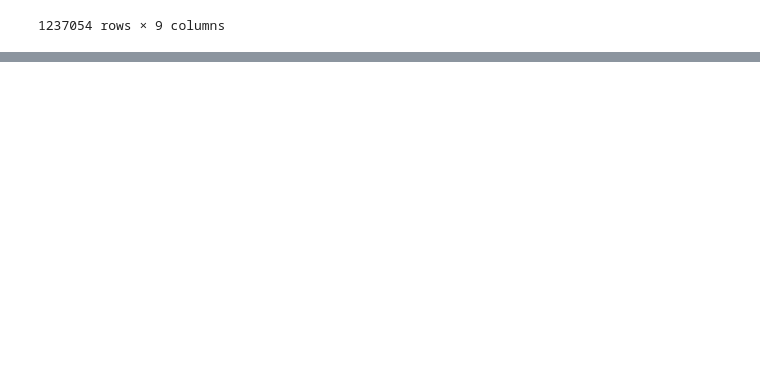
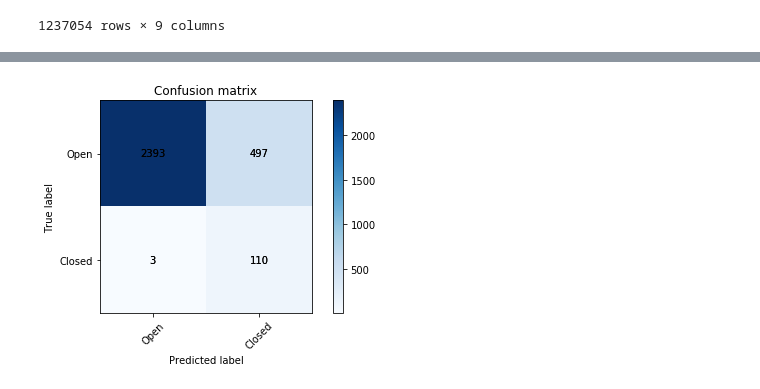
Before and after one commit to jneuman88/Predict-Restaurant-Closure, a Jupyter notebook: Vegas Restaurant Predictor.ipynb, the cells around one changed output, grey strips where cells are left out. Cells and saved outputs as stored; diff of their text form; code cells hidden in the pictures; blank space fills up the shorter version.

```diff
--- a/Vegas Restaurant Predictor.ipynb
+++ b/Vegas Restaurant Predictor.ipynb
@@ -501,16 +647,22 @@ X_train_val#, y_pred_val
 # %%
 def plot_confusion_matrix(cm, title='Confusion matrix', cmap=plt.cm.Blues):
     plt.imshow(cm, interpolation='nearest', cmap=cmap)
     plt.title(title)
     plt.colorbar()
-    #tick_marks = np.arange(len(iris.target_names))
-    #plt.xticks(tick_marks, iris.target_names, rotation=45)
-    #plt.yticks(tick_marks, iris.target_names)
+    tick_marks = [0, 1]
+    plt.xticks(tick_marks, ['Open','Closed'], rotation=45)
+    plt.yticks(tick_marks, ['Open','Closed'])
+    for (j,i),label in np.ndenumerate(cm):
+        plt.text(i,j,label,ha='center',va='center')
+        plt.text(i,j,label,ha='center',va='center')
+    #plt.tick_params( axis='both', which='both', bottom='off', top='off', labelbottom='off', right='off', left='off', labelleft='off')
     plt.tight_layout()
     plt.ylabel('True label')
     plt.xlabel('Predicted label')
 
 plot_confusion_matrix(confusion_matrix(y_true=y_train,y_pred=clf.predict(X_train)))
+# %% [output]
+[figure, added]
 # %%
 ### Make preds
 y_pred = clf.predict(X_test)
```
Also changed, not shown: parts of 13 cells of this notebook, 7 other files.
